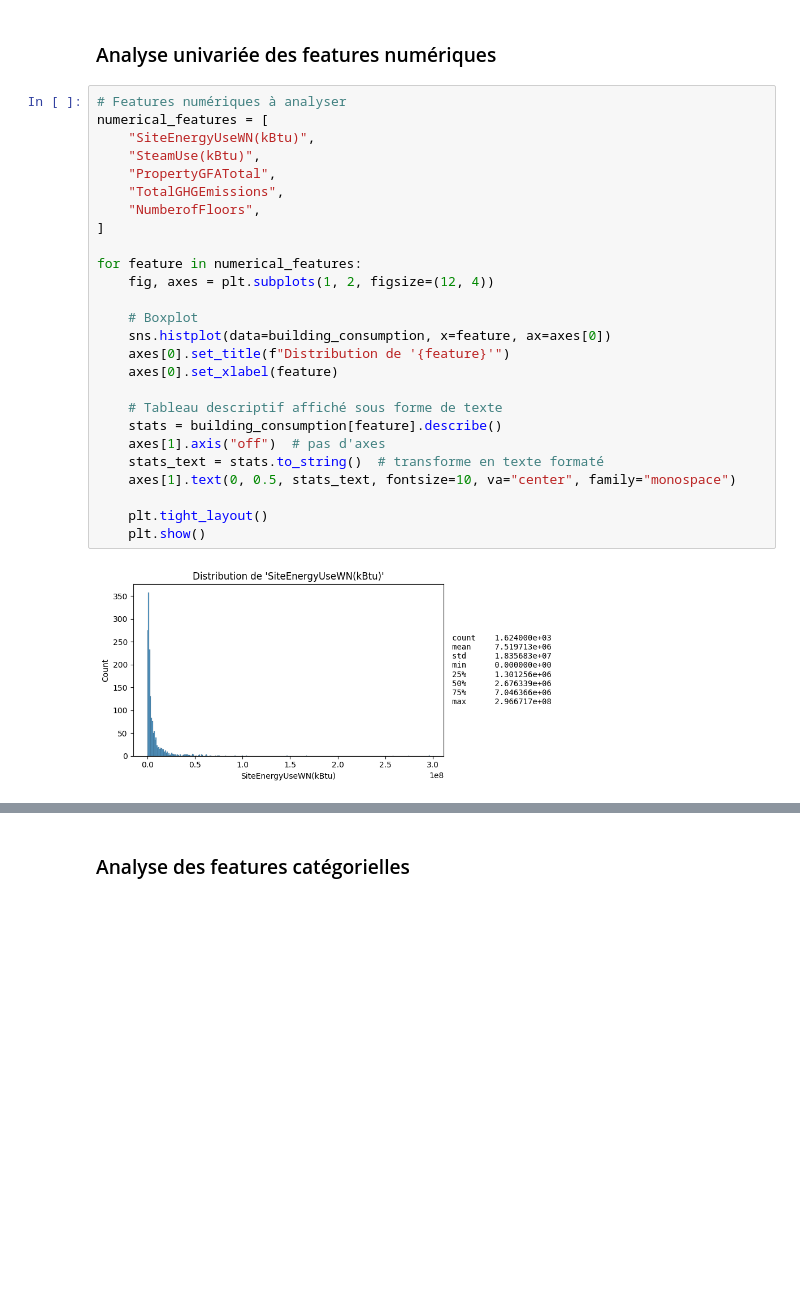
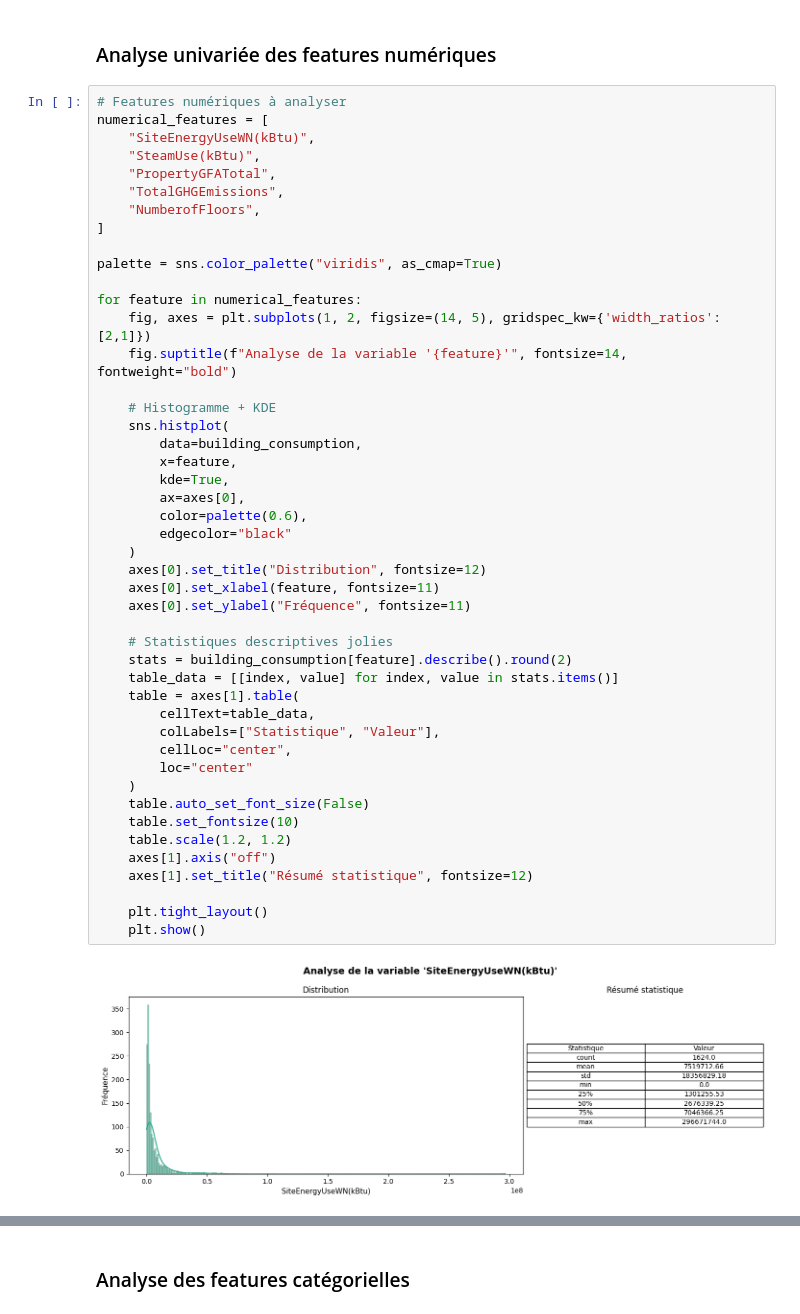
Before and after one commit to XavierCoulon/OC_P3_Seattle_Buildings_Consumption, a Jupyter notebook: notebooks/1. EDA.ipynb, the cells around one changed output, grey strips where cells are left out. Saved outputs shown, nothing was run; the diff lists cells and outputs as text; blank space fills up the shorter version.

```diff
--- a/notebooks/1. EDA.ipynb
+++ b/notebooks/1. EDA.ipynb
@@ -198,28 +198,48 @@ Name: TotalGHGEmissions, dtype: float64
 # %%
 # Features numériques à analyser
 numerical_features = [
     "SiteEnergyUseWN(kBtu)",
     "SteamUse(kBtu)",
     "PropertyGFATotal",
     "TotalGHGEmissions",
     "NumberofFloors",
 ]
 
+palette = sns.color_palette("viridis", as_cmap=True)
+
 for feature in numerical_features:
-    fig, axes = plt.subplots(1, 2, figsize=(12, 4))
+    fig, axes = plt.subplots(1, 2, figsize=(14, 5), gridspec_kw={'width_ratios':[2,1]})
+    fig.suptitle(f"Analyse de la variable '{feature}'", fontsize=14, fontweight="bold")
 
-    # Boxplot
-    sns.histplot(data=building_consumption, x=feature, ax=axes[0])
-    axes[0].set_title(f"Distribution de '{feature}'")
-    axes[0].set_xlabel(feature)
+    # Histogramme + KDE
+    sns.histplot(
+        data=building_consumption,
+        x=feature,
+        kde=True,
+        ax=axes[0],
+        color=palette(0.6),
+        edgecolor="black"
+    )
+    axes[0].set_title("Distribution", fontsize=12)
+    axes[0].set_xlabel(feature, fontsize=11)
+    axes[0].set_ylabel("Fréquence", fontsize=11)
 
-    # Tableau descriptif affiché sous forme de texte
-    stats = building_consumption[feature].describe()
-    axes[1].axis("off")  # pas d'axes
-    stats_text = stats.to_string()  # transforme en texte formaté
-    axes[1].text(0, 0.5, stats_text, fontsize=10, va="center", family="monospace")
+    # Statistiques descriptives jolies
+    stats = building_consumption[feature].describe().round(2)
+    table_data = [[index, value] for index, value in stats.items()]
+    table = axes[1].table(
+        cellText=table_data,
+        colLabels=["Statistique", "Valeur"],
+        cellLoc="center",
+        loc="center"
+    )
+    table.auto_set_font_size(False)
+    table.set_fontsize(10)
+    table.scale(1.2, 1.2)
+    axes[1].axis("off")
+    axes[1].set_title("Résumé statistique", fontsize=12)
 
     plt.tight_layout()
     plt.show()
 # %% [output]
-[figure, old version]
+[figure, new version]
```
Also changed, not shown: parts of 4 cells of this notebook, 2 other files.
